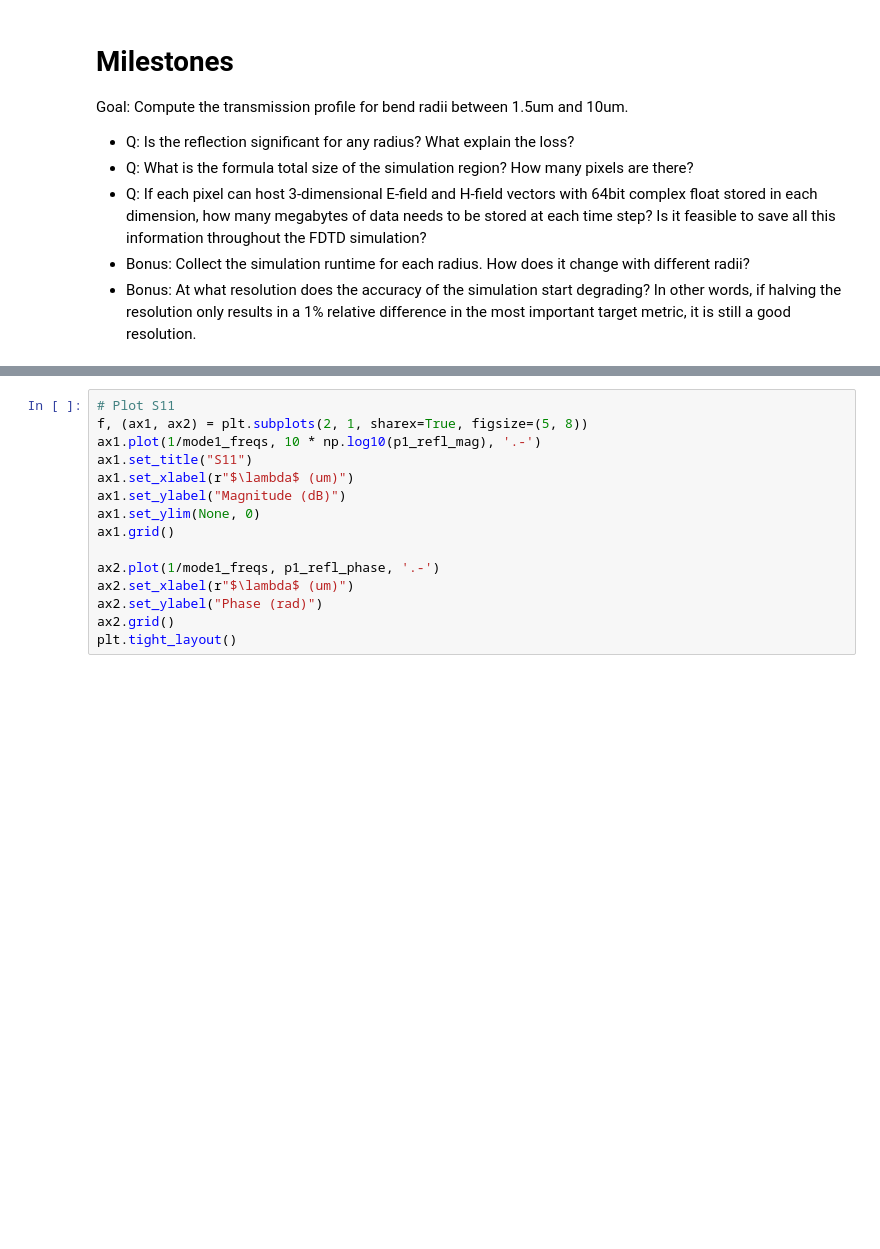
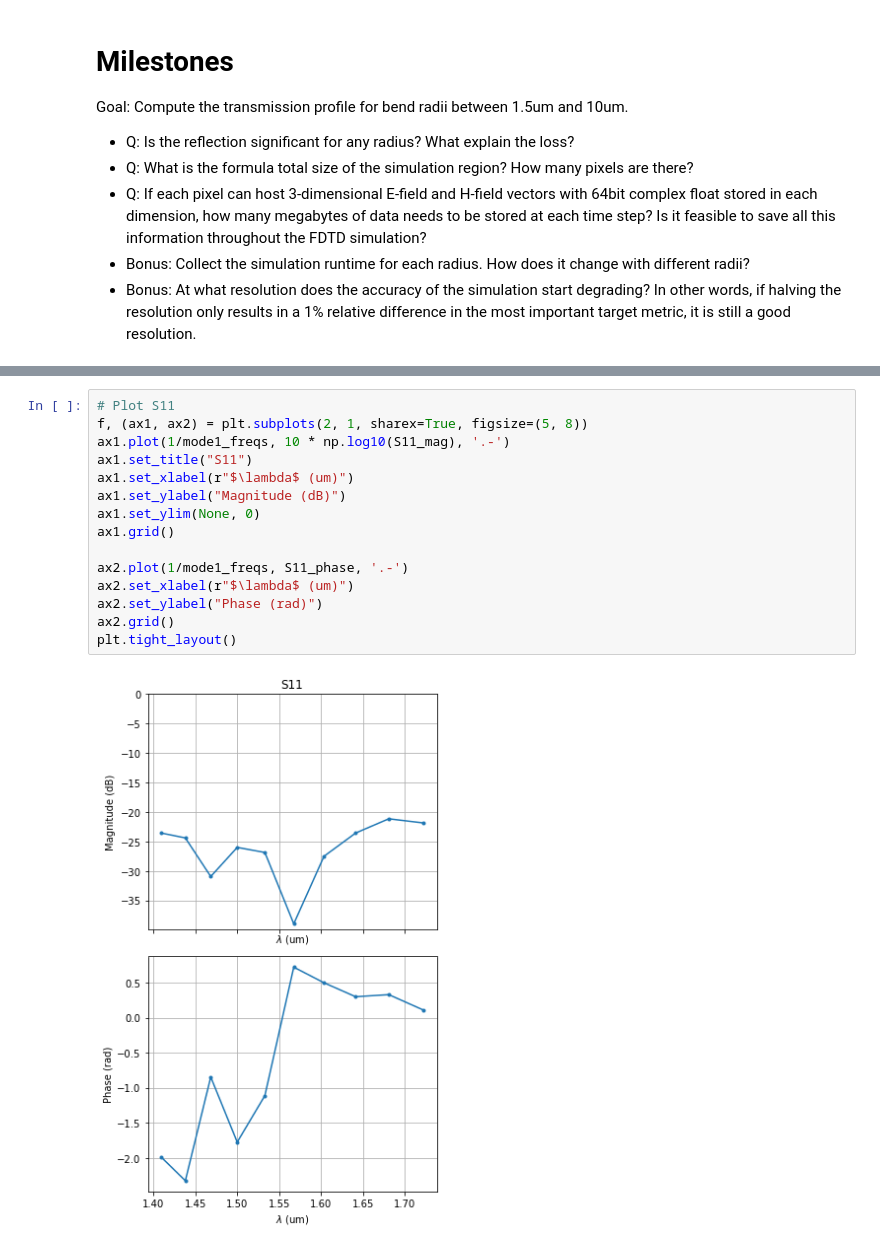
Before and after one commit to simbilod/ELE559-simulations, a Jupyter notebook: B. Waveguide Point Coupler.ipynb, the cells around one changed output, grey strips where cells are left out. Drawn from its saved outputs; the diff is of its cells as text; blank space fills up the shorter version.

```diff
--- a/B. Waveguide Point Coupler.ipynb
+++ b/B. Waveguide Point Coupler.ipynb
@@ -386,15 +463,17 @@ plt.tight_layout()
 # %%
 # Plot S11
 f, (ax1, ax2) = plt.subplots(2, 1, sharex=True, figsize=(5, 8))
-ax1.plot(1/mode1_freqs, 10 * np.log10(p1_refl_mag), '.-')
+ax1.plot(1/mode1_freqs, 10 * np.log10(S11_mag), '.-')
 ax1.set_title("S11")
 ax1.set_xlabel(r"$\lambda$ (um)")
 ax1.set_ylabel("Magnitude (dB)")
 ax1.set_ylim(None, 0)
 ax1.grid()
 
-ax2.plot(1/mode1_freqs, p1_refl_phase, '.-')
+ax2.plot(1/mode1_freqs, S11_phase, '.-')
 ax2.set_xlabel(r"$\lambda$ (um)")
 ax2.set_ylabel("Phase (rad)")
 ax2.grid()
 plt.tight_layout()
+# %% [output]
+[figure, added]
```
Also changed, not shown: parts of 16 cells of this notebook.
